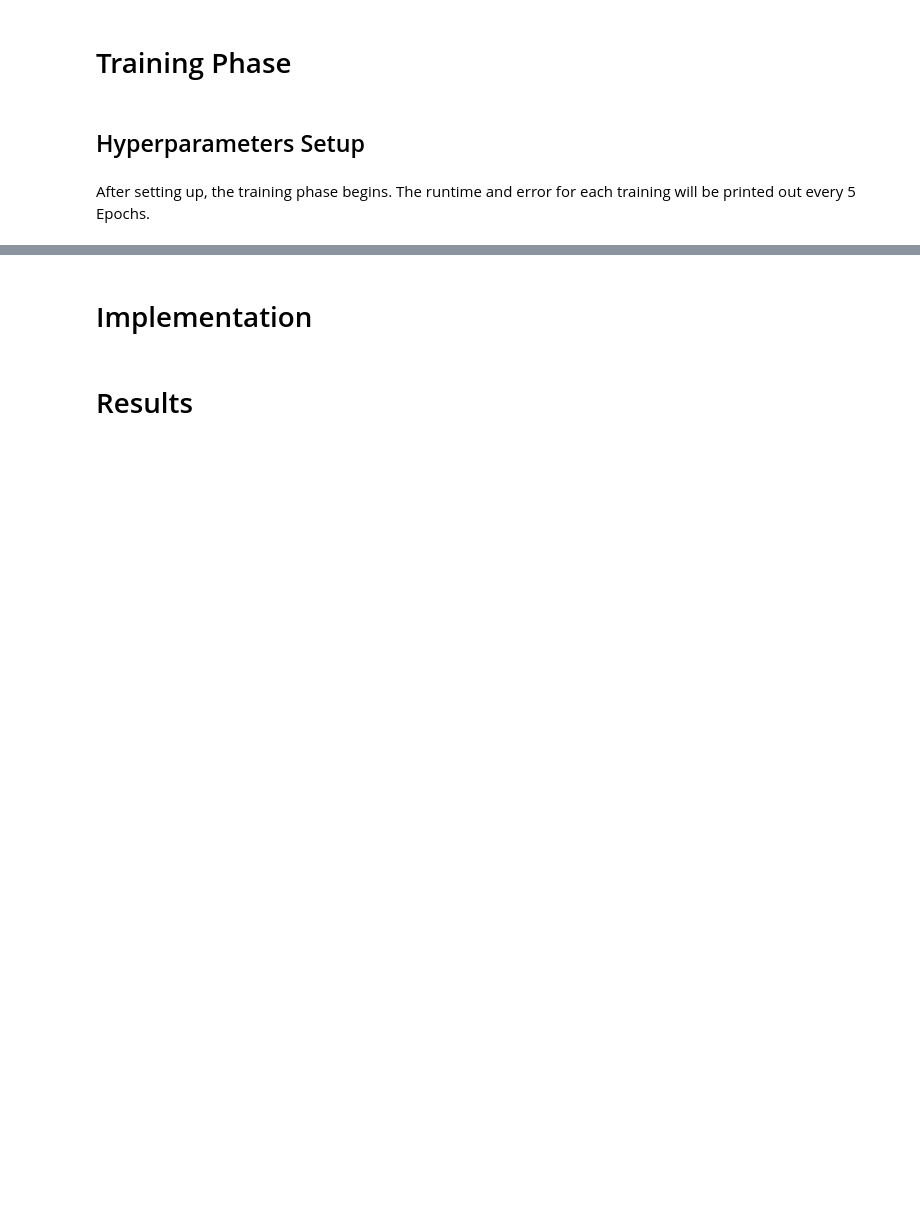
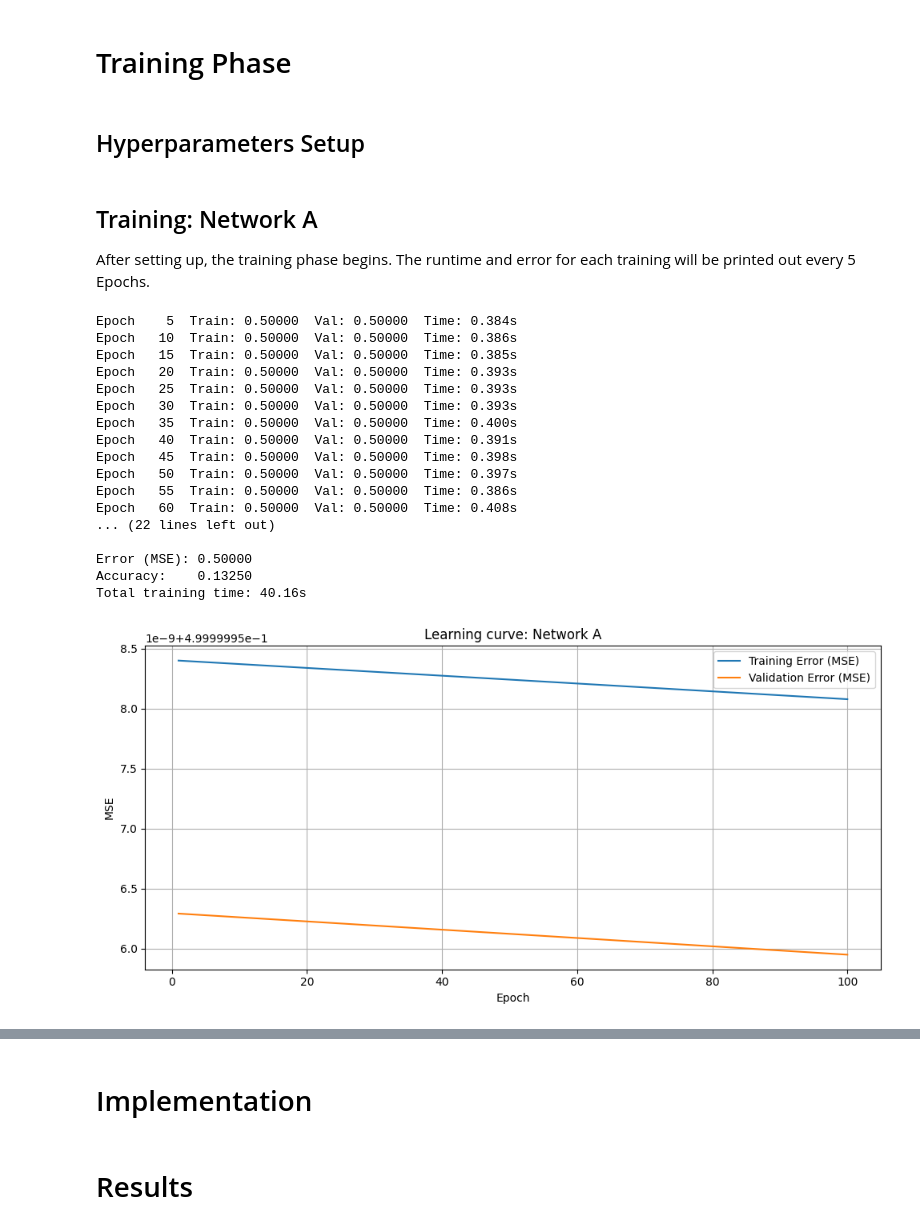
Before and after one commit to mbtiongson1/neural-network-training, a Jupyter notebook: main.ipynb, the cells around one changed output, grey strips where cells are left out. Saved outputs shown, nothing was run; the diff lists cells and outputs as text; code cells hidden in the pictures; blank space fills up the shorter version.

```diff
--- a/main.ipynb
+++ b/main.ipynb
@@ -640,8 +689,7 @@ class Epoch:
 ## Hyperparameters Setup
 # %%
 #hyperparameters updated
-class Network:
-    A = {
+NetworkA = {
         'methods'    : [1, 1, 0],  # [i, j, k] — 0 logistic, 1 tanh, 2 relu
         'a_l'        : 1.0,        # logistic slope
         'a_tanh'     : 1.716,      # tanh a
@@ -652,27 +700,28 @@ class Network:
         'size'       : 8,          # hidden layer size
         'batch_size' : 8,          # mini-batch size
     }
-    B = {
+NetworkB = {
         'methods'    : [2, 2, 0],  # [i, j, k] — 0 logistic, 1 tanh, 2 relu
         'a_l'        : 1.0,        # logistic slope
         'a_tanh'     : 1.716,      # tanh a
         'b_tanh'     : 0.66666,    # tanh b
         'a_relu'     : 0.01,       # leaky relu gamma
-        'eta'        : 0.1,        # learning rate
-        'alpha'      : 0.5,        # momentum constant
+        'eta'        : 0.85,        # learning rate
+        'alpha'      : 0.9,        # momentum constant
         'size'       : 8,          # hidden layer size
         'batch_size' : 8,          # mini-batch size
     }
 #the main engine:
-epochA = Epoch(split, Network.A)  # layers built inside
-epochB = Epoch(split, Network.B)
+epochA = Epoch(split, NetworkA)  # layers built inside
+epochB = Epoch(split, NetworkB)
 # %% [markdown]
+## Training: Network A
+
 After setting up, the training phase begins. The runtime and error for each training will be printed out every 5 Epochs.
 # %%
 import time
 
 def computeValError(epoch):
-    """Forward-only pass over the validation set; returns mean MSE."""
     total_mse = 0.0
     n = len(epoch.test_set)
     for x, d in epoch.test_set:
@@ -687,23 +736,24 @@ def computeValError(epoch):
         total_mse += epoch.outputlayer_k.mse
     return total_mse / n if n > 0 else 0.0
 
-def learningcurve(train_errors, val_errors):
+def learningcurve(train_errors, val_errors, networkname="Learning Curve: Training vs Validation Error"):
     epochs = range(1, len(train_errors) + 1)
     plt.figure(figsize=(10, 5))
     plt.plot(epochs, train_errors, label="Training Error (MSE)")
     plt.plot(epochs, val_errors,   label="Validation Error (MSE)")
     plt.xlabel("Epoch")
     plt.ylabel("MSE")
-    plt.title("Learning Curve: Training vs Validation Error")
+    plt.title(networkname)
     plt.legend()
     plt.grid(True)
     plt.tight_layout()
     plt.show()
 
-def train(epoch, epochs=100):
+def train(epoch, networkname = "Learning Curve: Training vs Validation Error", epochs=100):
     batch_size   = epoch.config.get('batch_size', 8)
     train_errors = []
     val_errors   = []
+    totaltime = 0
     for ep in range(epochs):
         start = time.time()
         epoch_error = 0.0
@@ -716,12 +766,34 @@ def train(epoch, epochs=100):
         train_errors.append(epoch_error)
         val_errors.append(val_error)
         elapsed = time.time() - start
+        totaltime += elapsed
         if (ep + 1) % 5 == 0:
             print(f"Epoch {ep+1:>4}  Train: {epoch_error:.5f}  Val: {val_error:.5f}  Time: {elapsed:.3f}s")
+
     epoch.Scores()
     epoch.exportConfusionMatrix()
     epoch.exportWeights()
     epoch.printScores()
-    learningcurve(train_errors, val_errors)
+    print(f"Total training time: {totaltime:.2f}s")
+    learningcurve(train_errors, val_errors, networkname)
 # %%
-train(epochA) #network A
+train(epochA, "Learning curve: Network A") #network A
+# %% [output]
+Epoch    5  Train: 0.50000  Val: 0.50000  Time: 0.384s
+Epoch   10  Train: 0.50000  Val: 0.50000  Time: 0.386s
+Epoch   15  Train: 0.50000  Val: 0.50000  Time: 0.385s
+Epoch   20  Train: 0.50000  Val: 0.50000  Time: 0.393s
+Epoch   25  Train: 0.50000  Val: 0.50000  Time: 0.393s
+Epoch   30  Train: 0.50000  Val: 0.50000  Time: 0.393s
+Epoch   35  Train: 0.50000  Val: 0.50000  Time: 0.400s
+Epoch   40  Train: 0.50000  Val: 0.50000  Time: 0.391s
+Epoch   45  Train: 0.50000  Val: 0.50000  Time: 0.398s
+Epoch   50  Train: 0.50000  Val: 0.50000  Time: 0.397s
+Epoch   55  Train: 0.50000  Val: 0.50000  Time: 0.386s
+Epoch   60  Train: 0.50000  Val: 0.50000  Time: 0.408s
+... (22 lines left out)
+
+Error (MSE): 0.50000
+Accuracy:    0.13250
+Total training time: 40.16s
+[figure, added]
```
Also changed, not shown: parts of 14 cells of this notebook, 6 other files.
